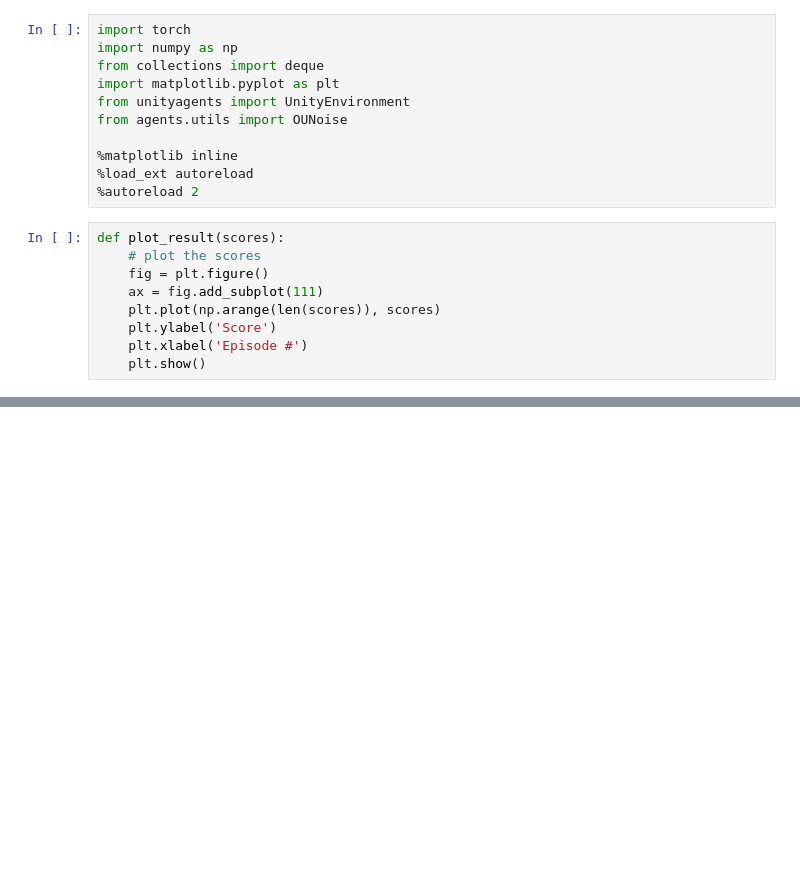
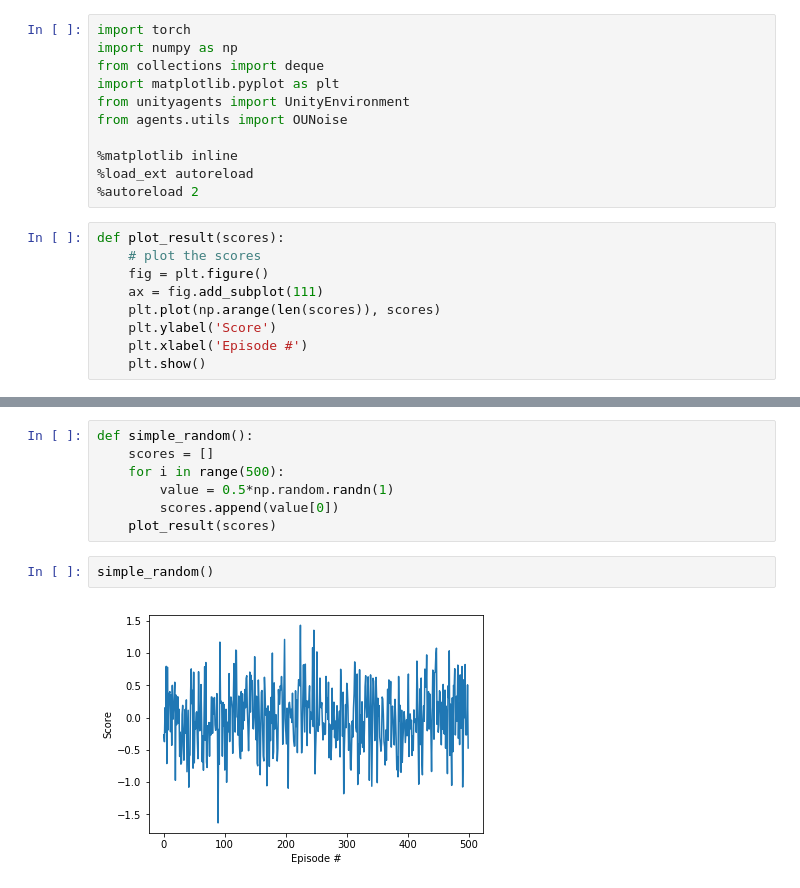
Before and after one commit to handria-ntoanina/unity-ml-reacher, a Jupyter notebook: noise.ipynb, the cells around one changed output, grey strips where cells are left out. Saved outputs shown, nothing was run; the diff lists cells and outputs as text; blank space fills up the shorter version.

```diff
--- a/noise.ipynb
+++ b/noise.ipynb
@@ -34,0 +35,11 @@ check(-0.5,0.10,0.1)
+# %%
+def simple_random():
+    scores = []
+    for i in range(500):
+        value = 0.5*np.random.randn(1)
+        scores.append(value[0])
+    plot_result(scores)
+# %%
+simple_random()
+# %% [output]
+[figure, added]
```
Also changed, not shown: parts of 2 cells of this notebook, 1 other file.
